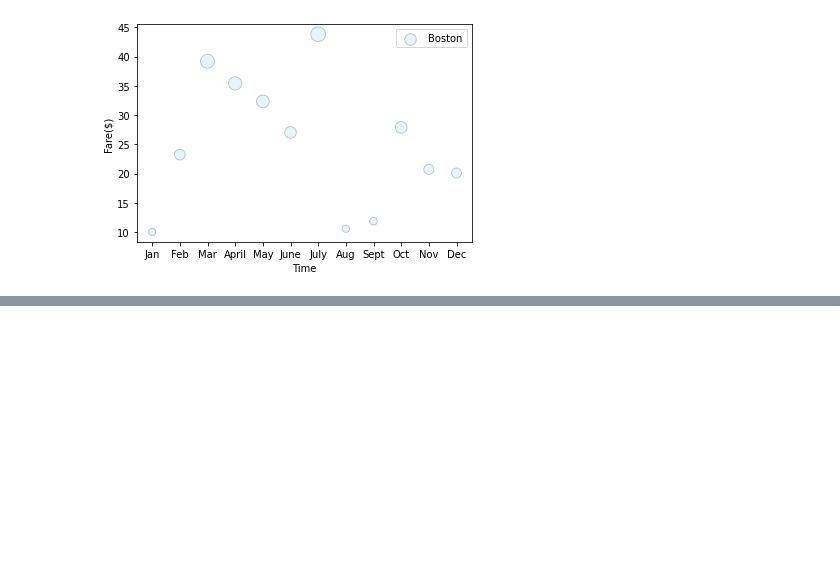
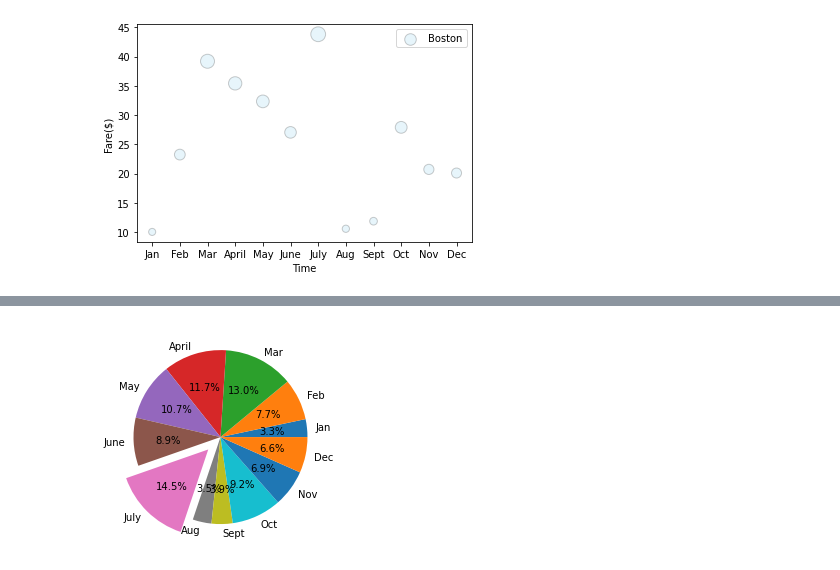
Before and after one commit to shaileeM/PyBer_Analysis, a Jupyter notebook: matplotlib_practice.ipynb, the cells around one changed output, grey strips where cells are left out. Cells and saved outputs as stored; diff of their text form; code cells hidden in the pictures; blank space fills up the shorter version.

```diff
--- a/matplotlib_practice.ipynb
+++ b/matplotlib_practice.ipynb
@@ -183,0 +201,8 @@ Text(0, 0.5, 'Fare($)')
+# %%
+#create pie chart using object oriented method
+fig,ax=plt.subplots(figsize=(8,8))
+explode_values=[0,0,0,0,0,0,0.2,0,0,0,0,0]
+ax.pie(y_axis,labels=x_axis,explode=explode_values,autopct='%.1f%%')
+plt.show()
+# %% [output]
+[figure, added]
```
Also changed, not shown: parts of 2 cells of this notebook.
